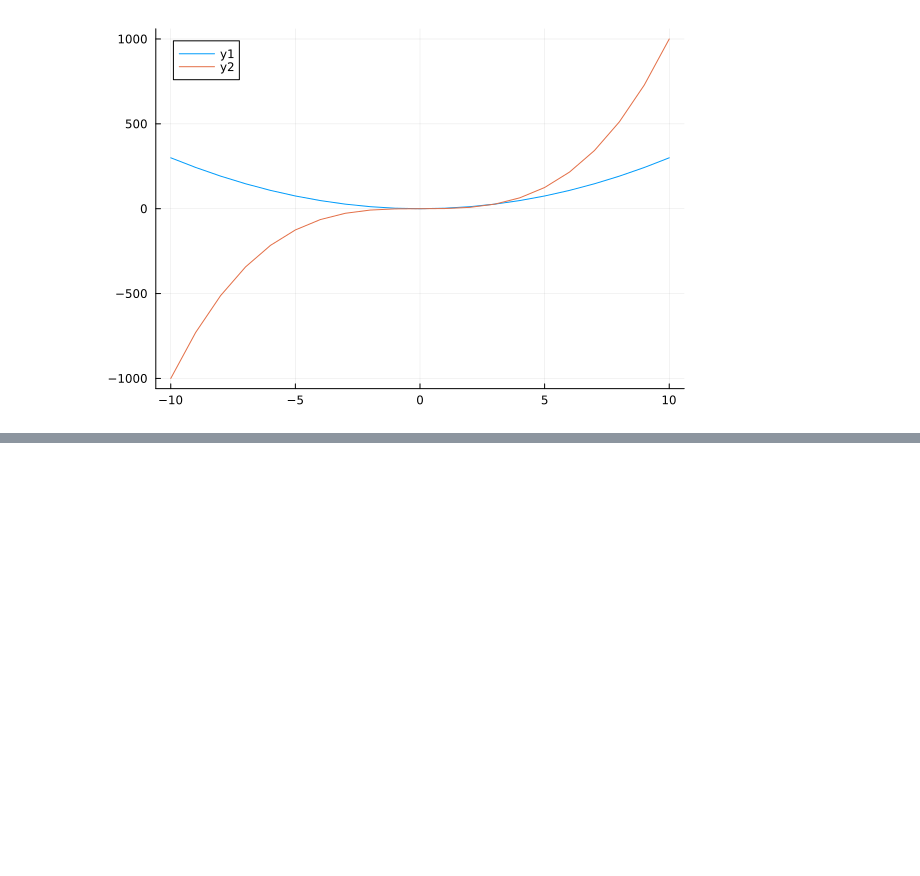
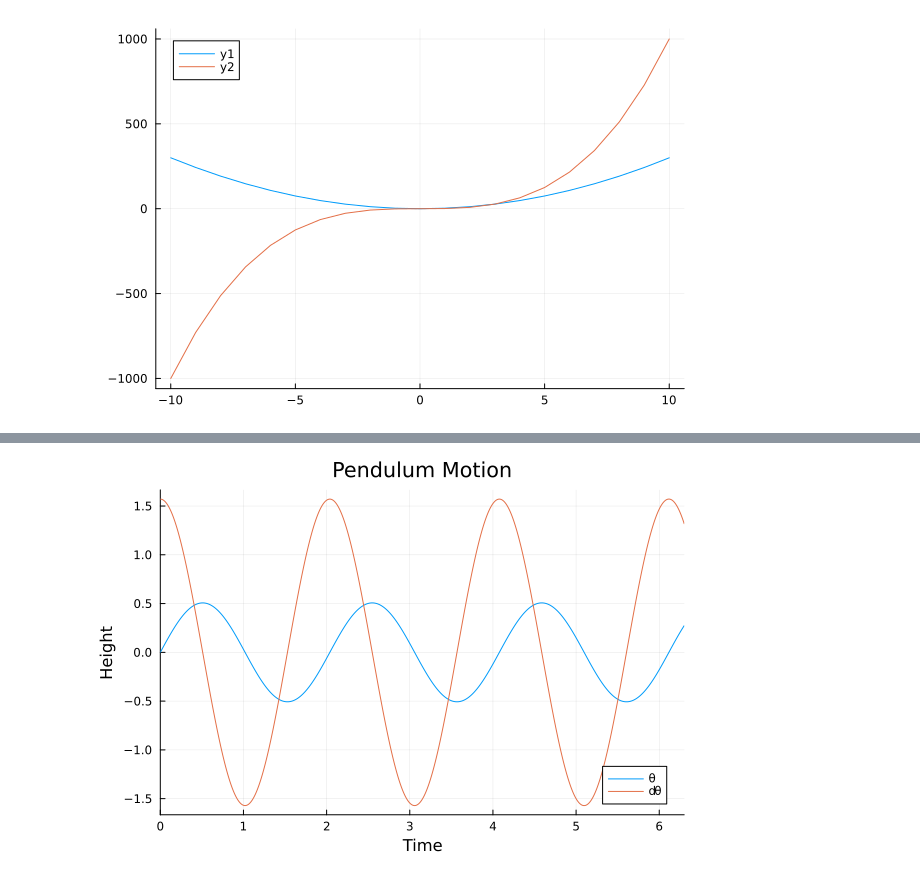
Before and after one commit to brandonmailhiot/julia-notebooks, a Jupyter notebook: differential_equations.ipynb, the cells around one changed output, grey strips where cells are left out. Drawn from its saved outputs; the diff is of its cells as text; code cells hidden in the pictures; blank space fills up the shorter version.

```diff
--- a/differential_equations.ipynb
+++ b/differential_equations.ipynb
@@ -37,0 +43,28 @@ plot!(-10:10, y)
+# %%
+using DifferentialEquations, Plots
+
+const g = 9.81
+L = 1.0
+
+u₀ = [0, π / 2]
+tspan = (0.0, 6.3)
+
+function pendulum(du, u, p, t)
+    θ = u[1]
+    dθ = u[2]
+    du[1] = dθ
+    du[2] = -(g / L) * sin(θ)
+end
+
+problem = ODEProblem(pendulum, u₀, tspan)
+solution = solve(problem, Tsit5())
+
+plot(
+    solution,
+    title = "Pendulum Motion",
+    xaxis = "Time",
+    yaxis = "Height",
+    label = ["\\theta" "d\\theta"]
+)
+# %% [output]
+[figure, added]
```
Also changed, not shown: parts of 2 cells of this notebook.
